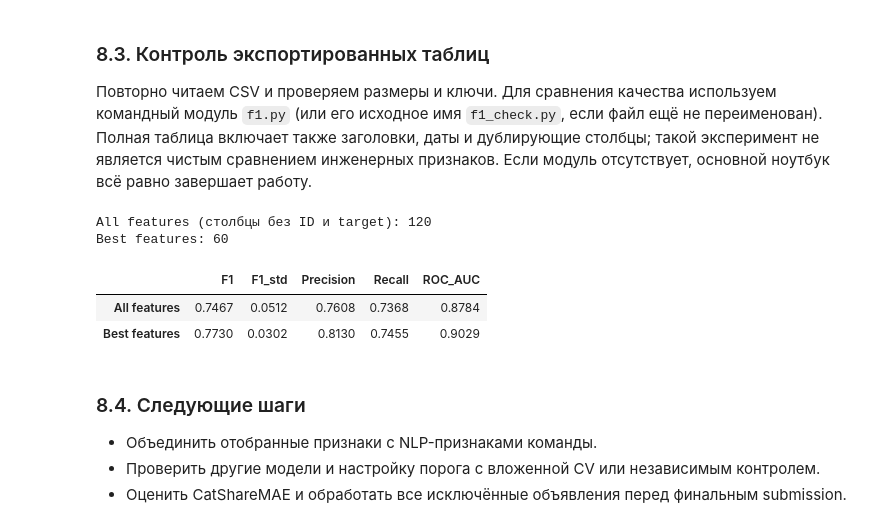
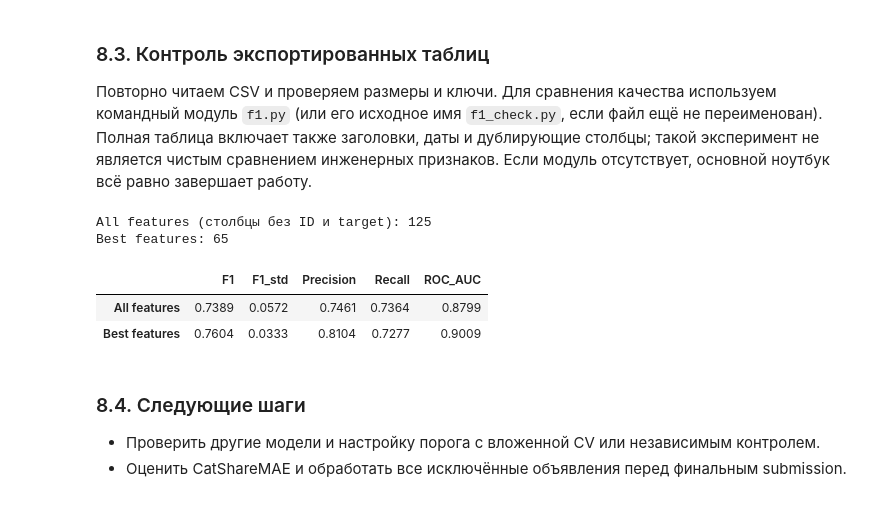
Before and after one commit to Wikemon/neuroslop_kygarikovs_hakaton, a Jupyter notebook: feature_engineering.ipynb, the cells around one changed output. Saved outputs shown, nothing was run; the diff lists cells and outputs as text; code cells hidden in the pictures.

Commit message:
add data of messages by Ynelo

```diff
--- a/feature_engineering.ipynb
+++ b/feature_engineering.ipynb
@@ -2657,9 +2659,31 @@ print(research["seller_has_block_history"].sum())
+# %%
+chat_features = pd.read_csv("chat_features.csv")
+listing_chat_features = chat_features.groupby("listing_id").agg(
+    scored_message_count=("scored_message_count", "sum"),
+    strongest_positive_signal=("strongest_positive_signal", "max"),
+    strongest_negative_signal=("strongest_negative_signal", "max"),
+)
+listing_chat_features["deal_signal_score"] = (
+    listing_chat_features["strongest_positive_signal"]
+    - listing_chat_features["strongest_negative_signal"]
+)
+listing_chat_features["deal_signal_strength"] = listing_chat_features[
+    ["strongest_positive_signal", "strongest_negative_signal"]
+].max(axis=1)
+
+chat_feature_columns = listing_chat_features.columns.tolist()
+features = features.drop(columns=chat_feature_columns, errors="ignore").join(
+    listing_chat_features, on="listing_id", how="left", validate="one_to_one"
+)
+features[chat_feature_columns] = features[chat_feature_columns].fillna(0)
+features["scored_message_count"] = features["scored_message_count"].astype(int)
 # %%
 OUTPUT = Path("data_by_dewallen")
 OUTPUT.mkdir(exist_ok=True)
 
+best_export_features = final_feature_columns + chat_feature_columns
 features.to_csv(OUTPUT / "features.csv", index=False)
-features[["listing_id"] + final_feature_columns].to_csv(
+features[["listing_id"] + best_export_features].to_csv(
     OUTPUT / "best_features.csv", index=False
 )
 surveys.to_csv(OUTPUT / "surveys.csv", index=False)
@@ -2682,40 +2706,39 @@ print("Папка:", OUTPUT.resolve())
 # %%
 full_df = pd.read_csv(OUTPUT / "features.csv")
 best_df = pd.read_csv(OUTPUT / "best_features.csv")
 assert full_df["listing_id"].is_unique and best_df["listing_id"].is_unique
 assert full_df["listing_id"].equals(best_df["listing_id"])
 assert len(best_df) == len(listings)
-assert best_df.columns.tolist() == ["listing_id"] + final_feature_columns
+assert best_df.columns.tolist() == ["listing_id"] + best_export_features
 
 full_df = full_df.merge(verified, on="listing_id", how="inner", validate="one_to_one")
 best_df = best_df.merge(verified, on="listing_id", how="inner", validate="one_to_one")
 print("All features (столбцы без ID и target):", full_df.drop(columns=["listing_id", "seller_id", "is_deal"], errors="ignore").shape[1])
-print("Best features:", len(final_feature_columns))
+print("Best features:", len(best_export_features))
 
 from importlib.util import find_spec
 
 if find_spec("f1") is not None:
     from f1 import evaluate_features as check_f1
 elif find_spec("f1_check") is not None:
     from f1_check import evaluate_features as check_f1
 else:
     check_f1 = None
     print("Командный модуль f1.py не найден. Сравнение CSV пропущено.")
 
 if check_f1 is not None:
     export_results = pd.DataFrame({
         "All features": check_f1(full_df),
         "Best features": check_f1(best_df)
     }).T
     display(export_results.round(4))
 # %% [output]
-All features (столбцы без ID и target): 120
-Best features: 60
+All features (столбцы без ID и target): 125
+Best features: 65
 |  | F1 | F1_std | Precision | Recall | ROC_AUC |
-| All features | 0.7467 | 0.0512 | 0.7608 | 0.7368 | 0.8784 |
-| Best features | 0.7730 | 0.0302 | 0.8130 | 0.7455 | 0.9029 |
+| All features | 0.7389 | 0.0572 | 0.7461 | 0.7364 | 0.8799 |
+| Best features | 0.7604 | 0.0333 | 0.8104 | 0.7277 | 0.9009 |
 # %% [markdown]
 ### 8.4. Следующие шаги
-- Объединить отобранные признаки с NLP-признаками команды.
 - Проверить другие модели и настройку порога с вложенной CV или независимым контролем.
 - Оценить CatShareMAE и обработать все исключённые объявления перед финальным submission.
```
Also changed, not shown: parts of 4 cells of this notebook, 16 other files.
